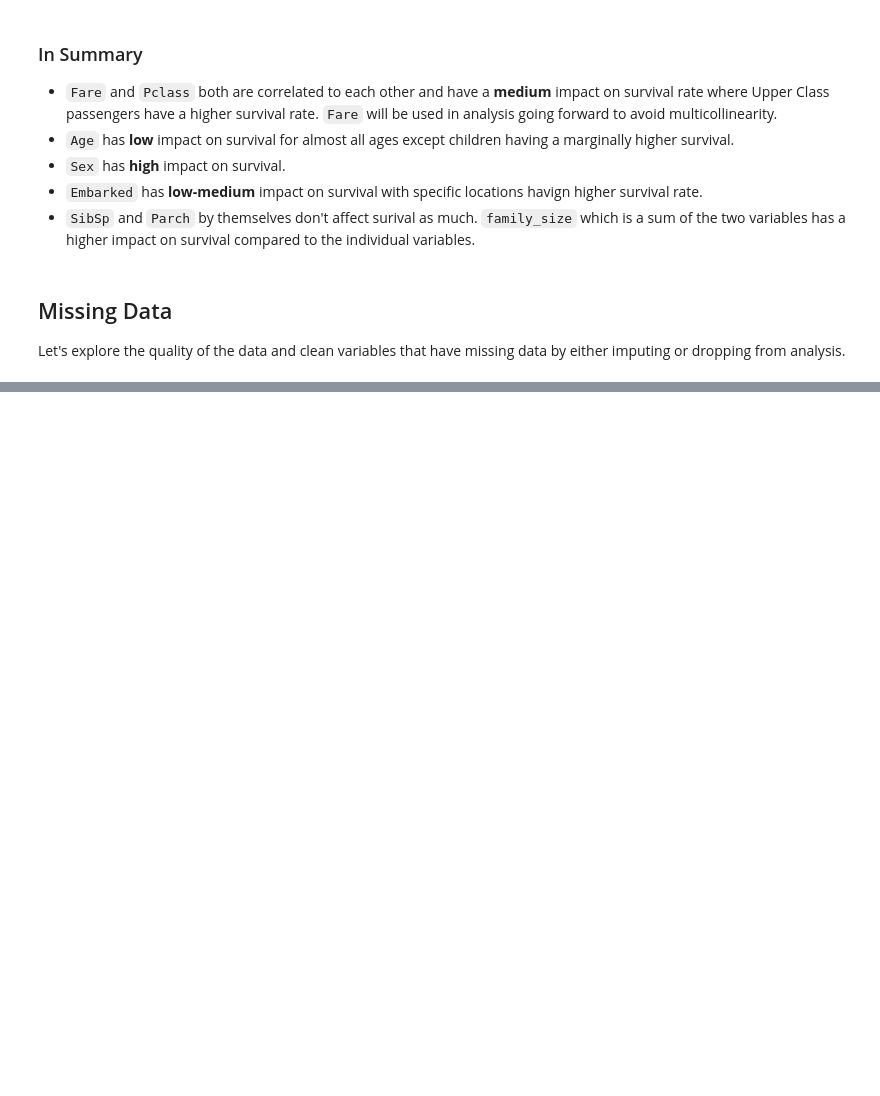
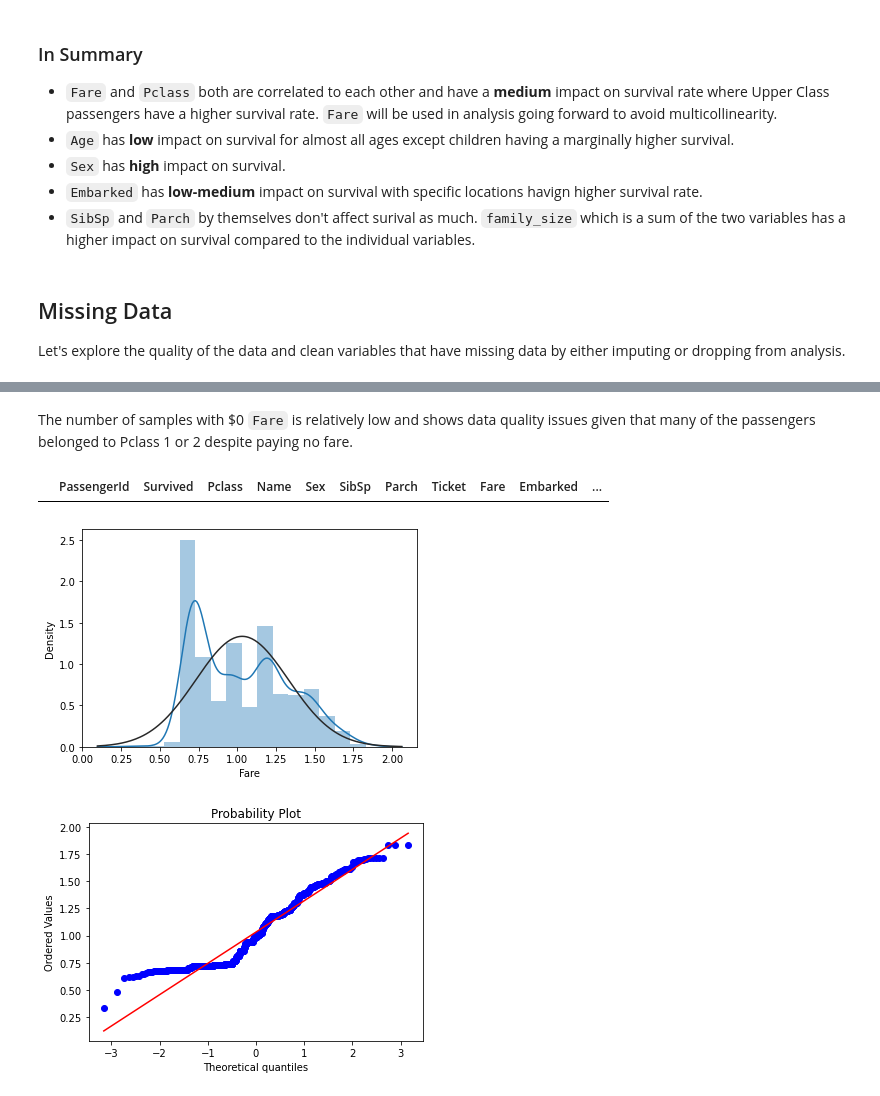
Before and after one commit to devanshmalik/titanic-dataset-EDA, a Jupyter notebook: Titanic_EDA.ipynb, the cells around one changed output, grey strips where cells are left out. Drawn from its saved outputs; the diff is of its cells as text; code cells hidden in the pictures; blank space fills up the shorter version.

```diff
--- a/Titanic_EDA.ipynb
+++ b/Titanic_EDA.ipynb
@@ -218,0 +308,17 @@ missing_data
+# %% [markdown]
+The number of samples with $0 `Fare` is relatively low and shows data quality issues given that many of the passengers belonged to Pclass 1 or 2 despite paying no fare.
+# %%
+# Drop any samples with 0 fare
+df_train = df_train.drop(df_train.loc[df_train.Fare == 0].index)
+df_train[df_train['Fare'] == 0]
+# %% [output]
+|  | PassengerId | Survived | Pclass | Name | Sex | SibSp | Parch | Ticket | Fare | Embarked | ... |
+# %%
+df_train['Fare'] = np.log(df_train['Fare'])
+
+sns.distplot(df_train['Fare'], fit=norm)
+fig = plt.figure()
+res = stats.probplot(df_train['Fare'], plot=plt)
+# %% [output]
+[figure, added]
+[figure, added]
```
Also changed, not shown: parts of 17 cells of this notebook.
